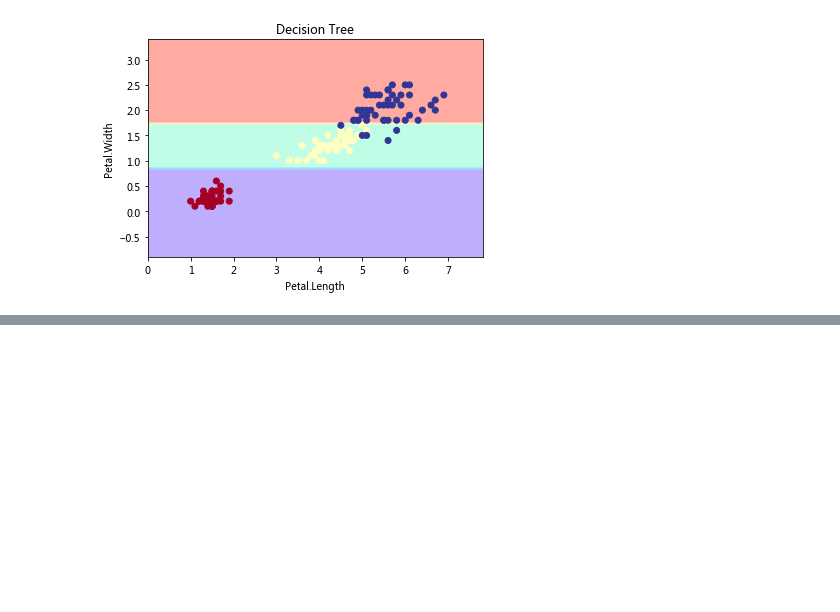
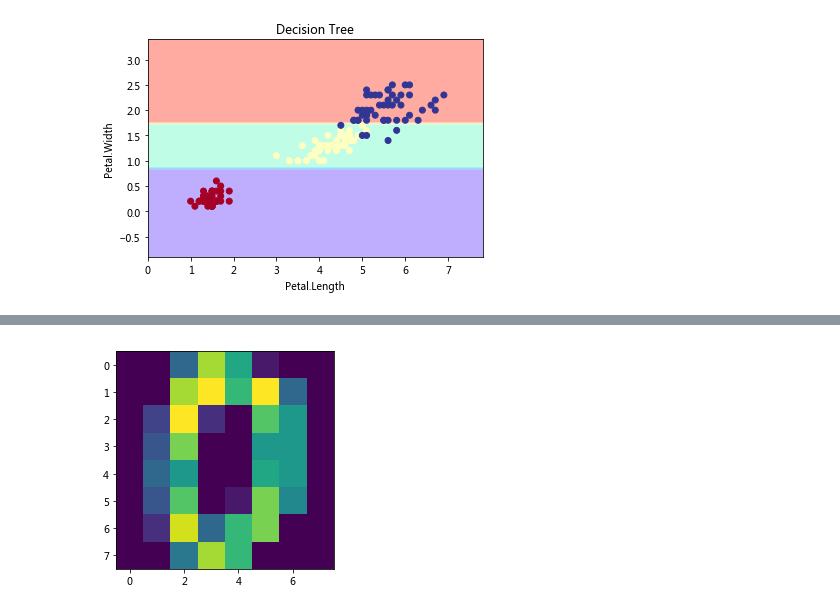
Before and after one commit to ywchiu/fuboni, a Jupyter notebook: Demo20171219.ipynb, the cells around one changed output, grey strips where cells are left out. Cells and saved outputs as stored; diff of their text form; code cells hidden in the pictures; blank space fills up the shorter version.

```diff
--- a/Demo20171219.ipynb
+++ b/Demo20171219.ipynb
@@ -98,0 +181,3 @@ plt.show()
+# %%
+from sklearn.datasets import load_digits
+digits = load_digits()
@@ -98,0 +215,7 @@ plt.show()
+# %%
+import matplotlib.pyplot as plt
+plt.imshow(digits.images[0])
+plt.show()
+#plt.plt
+# %% [output]
+[figure, added]
```
Also changed, not shown: parts of 20 cells of this notebook.
